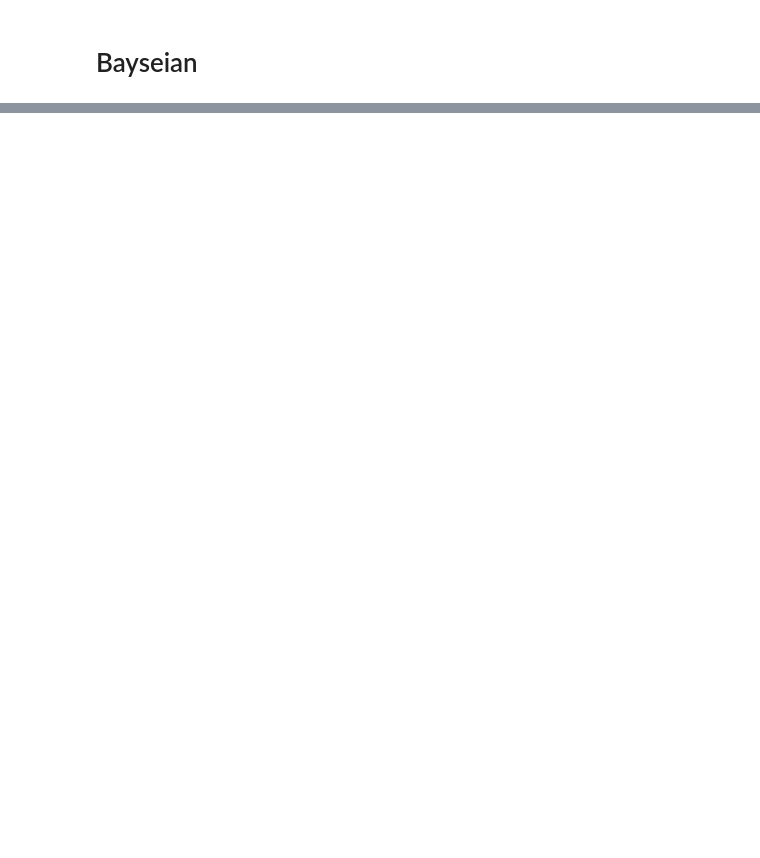
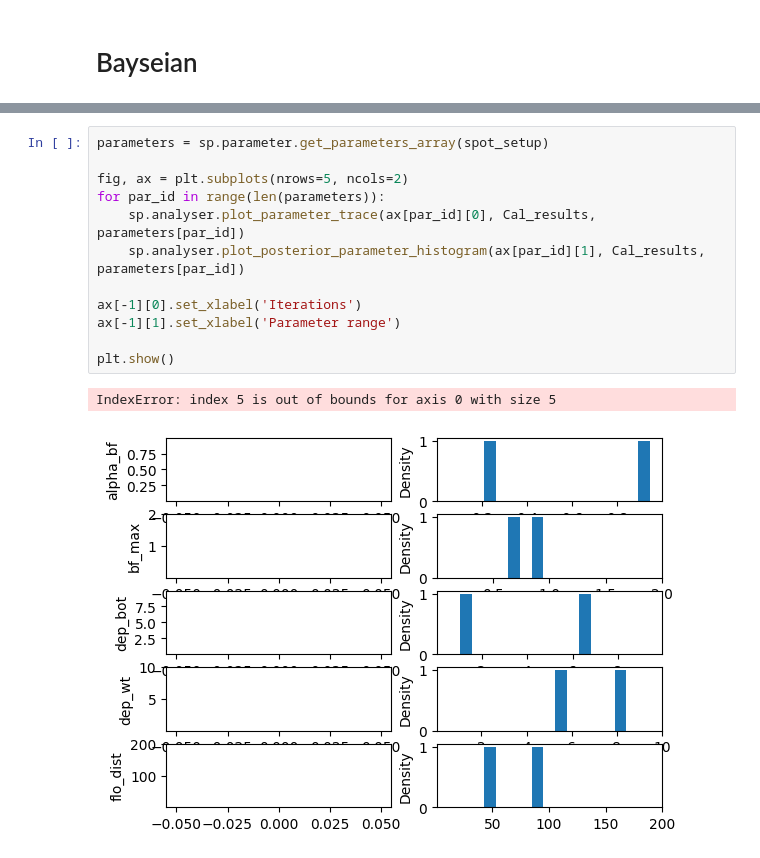
Before and after one commit to ShuaiGe57/SPOTPY-and-pySWATPlus, a Jupyter notebook: Cal.ipynb, the cells around one changed output, grey strips where cells are left out. Cells and saved outputs as stored; diff of their text form; blank space fills up the shorter version.

```diff
--- a/Cal.ipynb
+++ b/Cal.ipynb
@@ -381,0 +417,15 @@ gauss(np.arange(5), np.arange(5)+0.1)
+# %%
+parameters = sp.parameter.get_parameters_array(spot_setup)
+
+fig, ax = plt.subplots(nrows=5, ncols=2)
+for par_id in range(len(parameters)):
+    sp.analyser.plot_parameter_trace(ax[par_id][0], Cal_results, parameters[par_id])
+    sp.analyser.plot_posterior_parameter_histogram(ax[par_id][1], Cal_results, parameters[par_id])
+
+ax[-1][0].set_xlabel('Iterations')
+ax[-1][1].set_xlabel('Parameter range')
+
+plt.show()
+# %% [output]
+IndexError: index 5 is out of bounds for axis 0 with size 5
+[figure, added]
```
Also changed, not shown: parts of 6 cells of this notebook, 5 other files.
